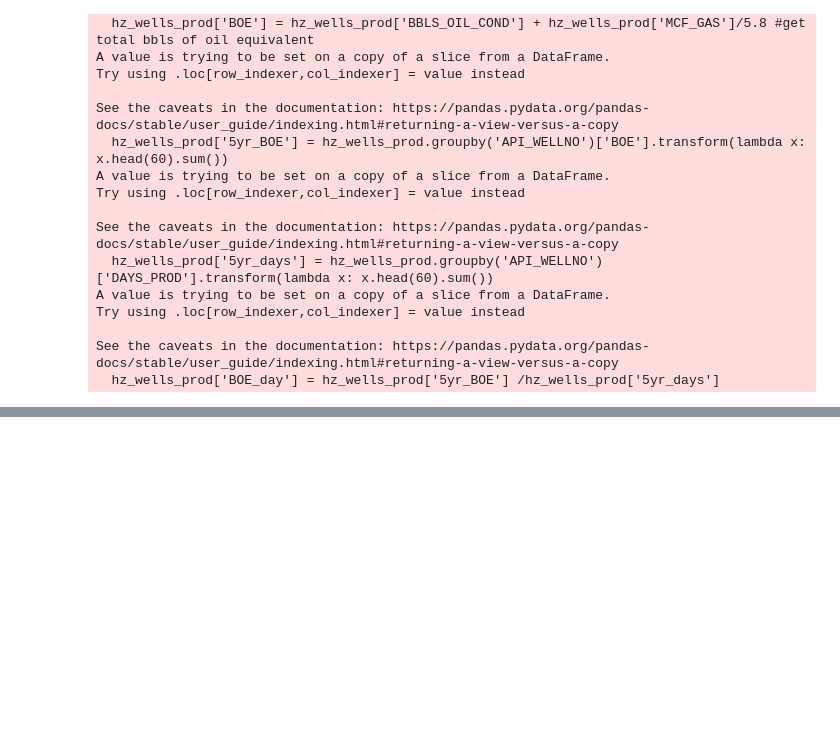
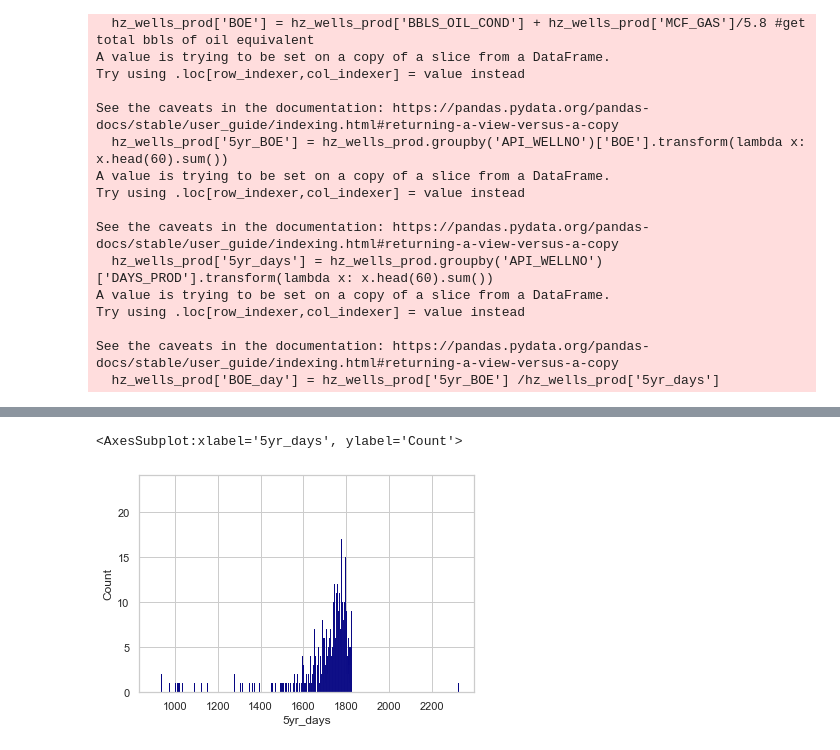
Before and after one commit to jromani-ds/MT_Oil, a Jupyter notebook: DataCollection.ipynb, the cells around one changed output, grey strips where cells are left out. Saved outputs shown, nothing was run; the diff lists cells and outputs as text; code cells hidden in the pictures; blank space fills up the shorter version.

Commit message:
EDA on cum production for hz wells

```diff
--- a/DataCollection.ipynb
+++ b/DataCollection.ipynb
@@ -379,7 +379,8 @@ hz_wells_prod['BOE'] = hz_wells_prod['BBLS_OIL_COND'] + hz_wells_prod['MCF_GAS']
 hz_wells_prod['5yr_BOE'] = hz_wells_prod.groupby('API_WELLNO')['BOE'].transform(lambda x: x.head(60).sum())
 hz_wells_prod['5yr_days'] = hz_wells_prod.groupby('API_WELLNO')['DAYS_PROD'].transform(lambda x: x.head(60).sum())
 hz_wells_prod['BOE_day'] = hz_wells_prod['5yr_BOE'] /hz_wells_prod['5yr_days']
-hz_wells_prod=hz_wells_prod[hz_wells_prod['5yr_days']>900]
+#hz_wells_prod_summary = hz_wells_prod[hz_wells_prod['5yr_days']>900]
+hz_wells_prod_summary = hz_wells_prod[['API_WELLNO', 'BOE_day', '5yr_days', '5yr_BOE']].drop_duplicates()
 # %% [output]
 A value is trying to be set on a copy of a slice from a DataFrame.
 Try using .loc[row_indexer,col_indexer] = value instead
@@ -421,0 +405,10 @@ hz_wells_prod
+# %%
+sns.histplot(data = hz_wells_prod_summary
+            ,x = '5yr_days'
+            ,color = 'navy'
+            ,alpha = 1
+            ,binwidth = 1
+            )
+# %% [output]
+<AxesSubplot:xlabel='5yr_days', ylabel='Count'>
+[figure, added]
```
Also changed, not shown: parts of 3 cells of this notebook.
